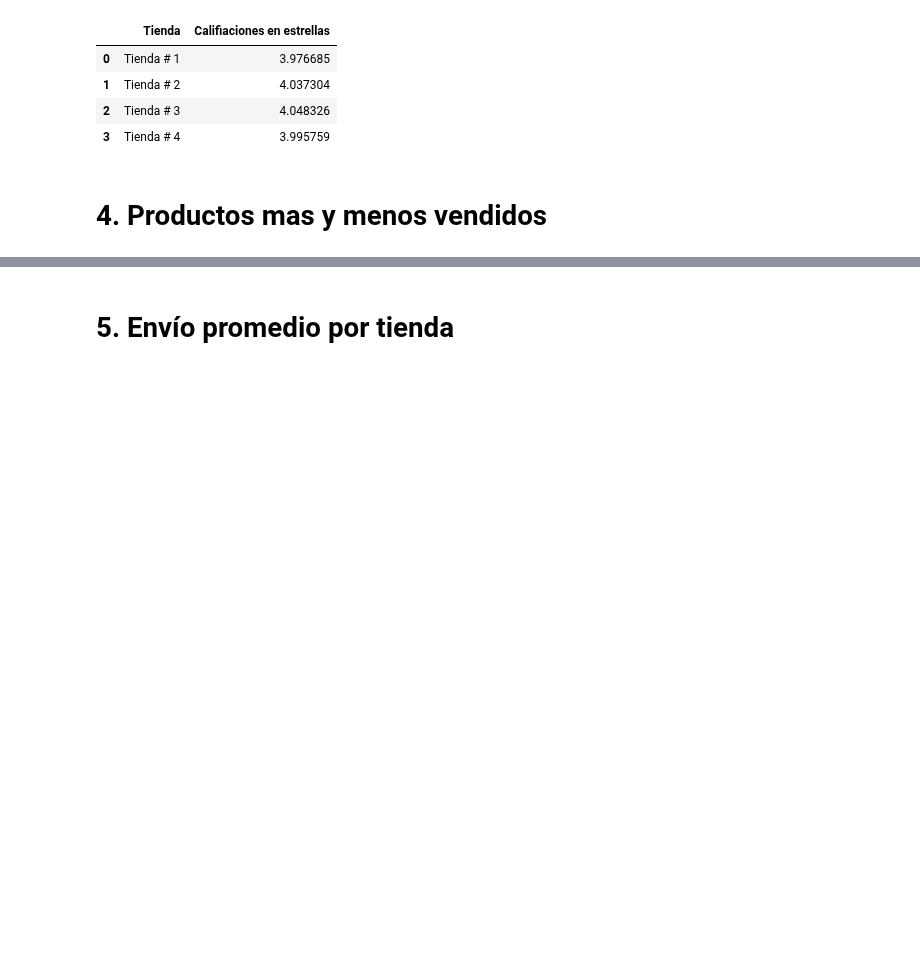
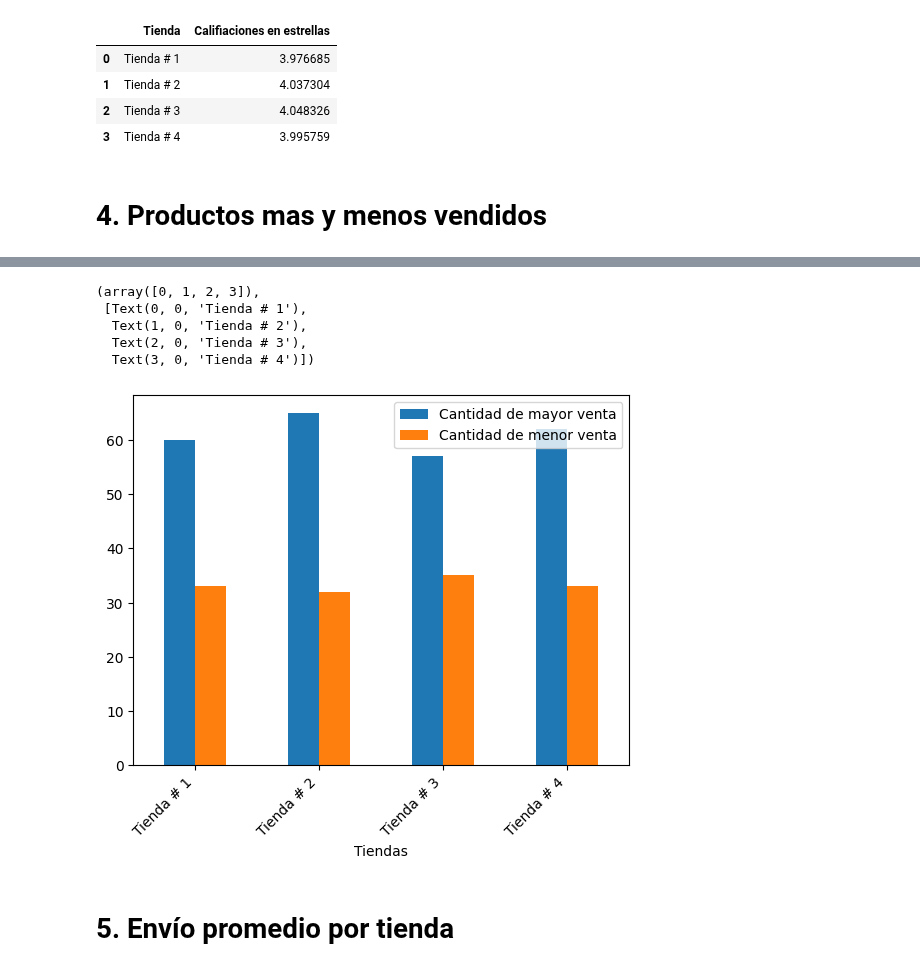
Before and after one commit to Ger-Code-COL/Challenge-python, a Jupyter notebook: AluraStoreLatam.ipynb, the cells around one changed output, grey strips where cells are left out. Drawn from its saved outputs; the diff is of its cells as text; code cells hidden in the pictures; blank space fills up the shorter version.

```diff
--- a/AluraStoreLatam.ipynb
+++ b/AluraStoreLatam.ipynb
@@ -170,0 +169,23 @@ AgrupadoDeMayor
+# %%
+ModaProducto = [tienda['Producto'].value_counts().head(1).index [0] for tienda in Tiendas]
+    ##El 0 del index es para que solo devuelva el nombre del producto, crudo, sin las especificaciones
+    # de la variable
+
+ValorModa = [int (tienda['Producto'].value_counts().head(1).iloc[0]) for tienda in Tiendas]
+
+    ##El iloc 0 es para que solo devuelva la cantidad del producto, crudo, sin las especificaciones
+    # de la variable
+
+ProductImpopular = [tienda['Producto'].value_counts().tail(1).index [0] for tienda in Tiendas]
+
+ValorImpopular = [int (tienda['Producto'].value_counts().tail(1).iloc[0]) for tienda in Tiendas]
+
+
+Temporal_DF = {'Tiendas': ['Tienda # 1','Tienda # 2', 'Tienda # 3', 'Tienda # 4'],
+               'Producto de mayor venta' : ModaProducto,
+               'Cantidad de mayor venta' : ValorModa,
+               'Producto de menor venta' : ProductImpopular,
+               'Cantidad de menor venta' : ValorImpopular}
+
+AgrupadoDeMayor = pd.DataFrame (Temporal_DF)
+AgrupadoDeMayor
@@ -171,3 +198,13 @@ AgrupadoDeMayor
+# %%
+AgrupadoDeMayor.plot (x= 'Tiendas', kind='bar')
+plt.xticks(rotation=45, ha='right')
+# %% [output]
+(array([0, 1, 2, 3]),
+ [Text(0, 0, 'Tienda # 1'),
+  Text(1, 0, 'Tienda # 2'),
+  Text(2, 0, 'Tienda # 3'),
+  Text(3, 0, 'Tienda # 4')])
+[figure, added]
 # %% [markdown]
 # 5. Envío promedio por tienda
 # %%
```
Also changed, not shown: parts of 27 cells of this notebook.
